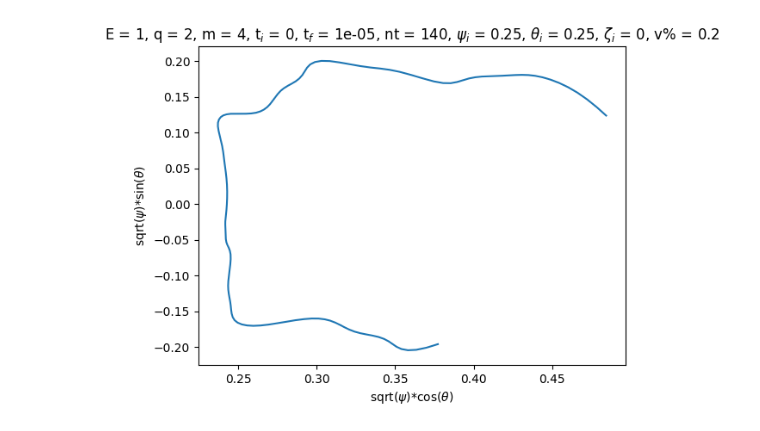
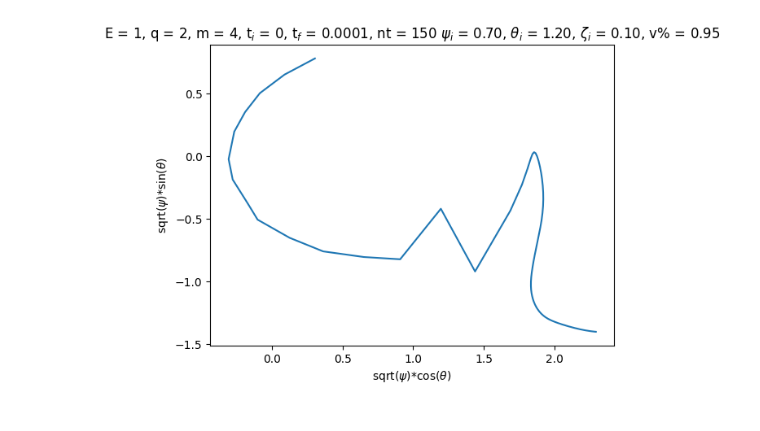
Before and after one commit to joaopedrobiu6/DPS, a Jupyter notebook: DESC_model.ipynb, the cells around one changed output. Saved outputs shown, nothing was run; the diff lists cells and outputs as text; code cells hidden in the pictures.

```diff
--- a/DESC_model.ipynb
+++ b/DESC_model.ipynb
@@ -92,0 +122,24 @@ sol = run(1, 2, 4, 0, 3e-5, 140, 0.25, 0.25, 0, 0.70)
+# %%
+E_ = 1
+q_= 2
+m_ = 4
+t_i = 0
+t_f = 1e-4
+nt_ = 150
+
+#psi_i = coords1[min_index, 0]**2
+#theta_i = coords1[min_index, 1]
+#zeta_i = coords1[min_index, 2]
+
+psi_i = 0.7
+theta_i = 1.2
+zeta_i = 0.1
+
+B_ = B_for_f_ratio_surface(psi_i=psi_i, theta_i=theta_i, zeta_i=zeta_i)
+f = f_ratio(B_)
+
+print(psi_i, theta_i, zeta_i)
+
+vpar_i_ratio = 0.9
+print(vpar_i_ratio)
+sol = run(E_, q_, m_, t_i, t_f, nt_, psi_i, theta_i, zeta_i, vpar_i_ratio)
@@ -93,8 +155,8 @@ sol = run(1, 2, 4, 0, 3e-5, 140, 0.25, 0.25, 0, 0.70)
 # %%
 plt.plot(np.sqrt(sol[:, 0]) * np.cos(sol[:, 1]), np.sqrt(sol[:, 0]) * np.sin(sol[:, 1]))
 plt.xlabel(r'sqrt($\psi$)*cos($\theta$)')
 plt.ylabel(r'sqrt($\psi$)*sin($\theta$)')
-plt.title(rf'E = {E_}, q = {q_}, m = {m_}, t$_i$ = {t_i}, t$_f$ = {t_f}, nt = {nt_}, $\psi_i$ = {psi_i}, $\theta_i$ = {theta_i}, $\zeta_i$ = {zeta_i}, v% = {vpar_i_ratio}')
+plt.title(rf'E = {E_}, q = {q_}, m = {m_}, t$_i$ = {t_i}, t$_f$ = {t_f}, nt = {nt_} $\psi_i$ = {psi_i:.2f}, $\theta_i$ = {theta_i:.2f}, $\zeta_i$ = {zeta_i:.2f}, v% = {vpar_i_ratio:.2f}')
 plt.show()
 # %% [output]
-[figure, old version]
+[figure, new version]
```
Also changed, not shown: parts of 5 cells of this notebook.
